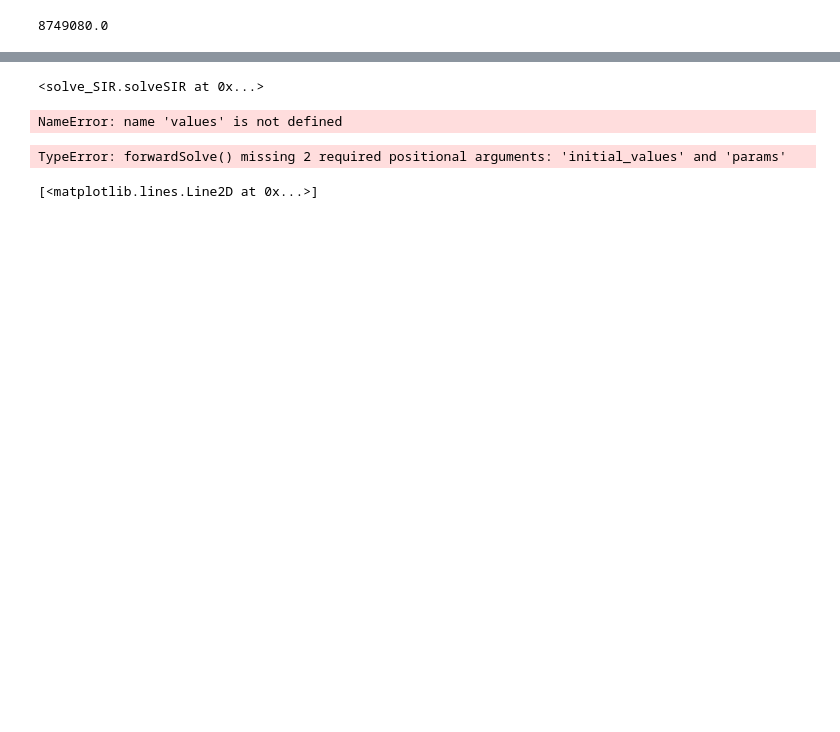
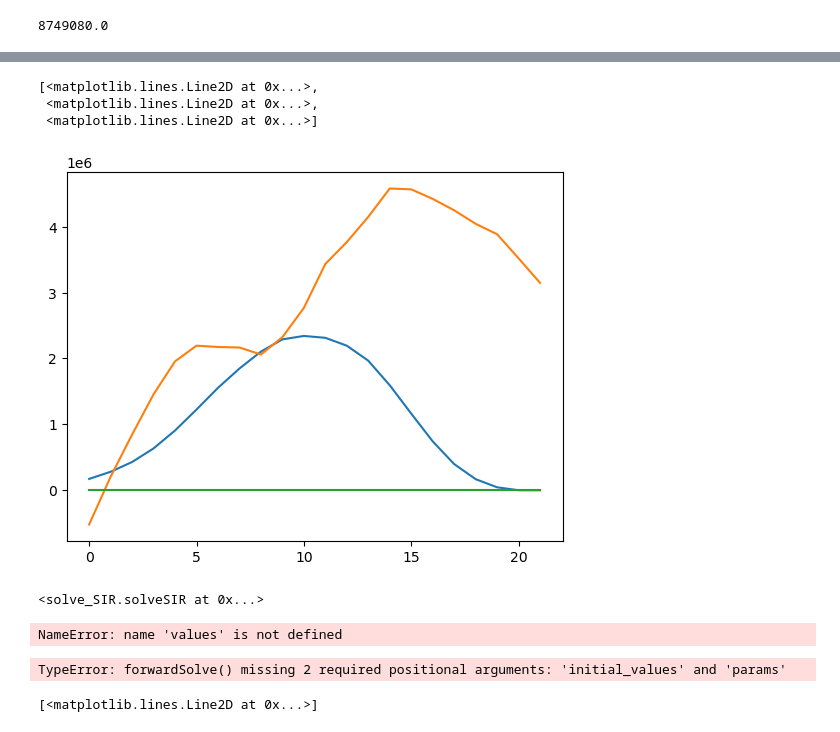
Before and after one commit to oaf9/Differential-Game-Theory-for-SIR-Models, a Jupyter notebook: Code/sir_notebook.ipynb, the cells around one changed output, grey strips where cells are left out. Drawn from its saved outputs; the diff is of its cells as text; code cells hidden in the pictures; blank space fills up the shorter version.

```diff
--- a/Code/sir_notebook.ipynb
+++ b/Code/sir_notebook.ipynb
@@ -22,3 +48,10 @@ solver.checkForwardEquations()
+# %%
+plt.plot(np.arange(0, 22, 1), dlamda)
+# %% [output]
+[<matplotlib.lines.Line2D at 0x...>,
+ <matplotlib.lines.Line2D at 0x...>,
+ <matplotlib.lines.Line2D at 0x...>]
+[figure, added]
 # %%
 solver = solveSIR(S_true = S, I_true = I, R_true = R, N = 10200000, p_0 = (0, 0, S_0, I_0, R_0))
 
```
Also changed, not shown: parts of 5 cells of this notebook, 1 other file.
